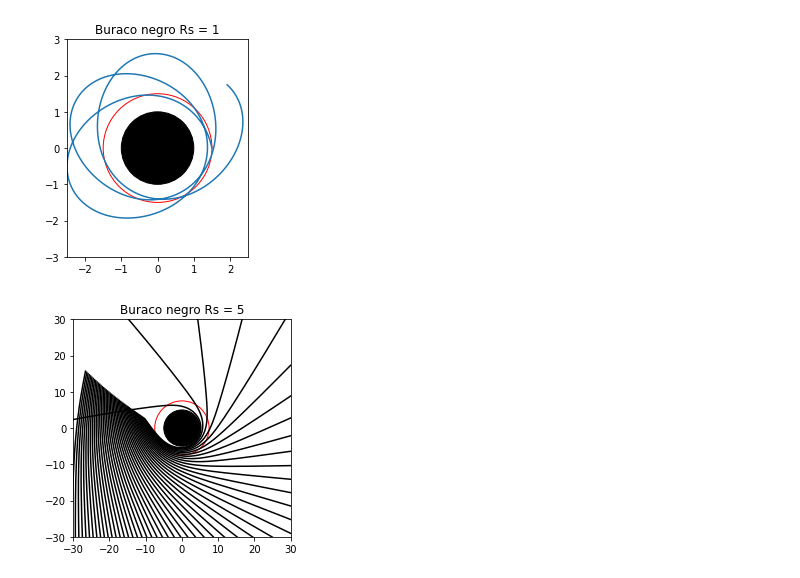
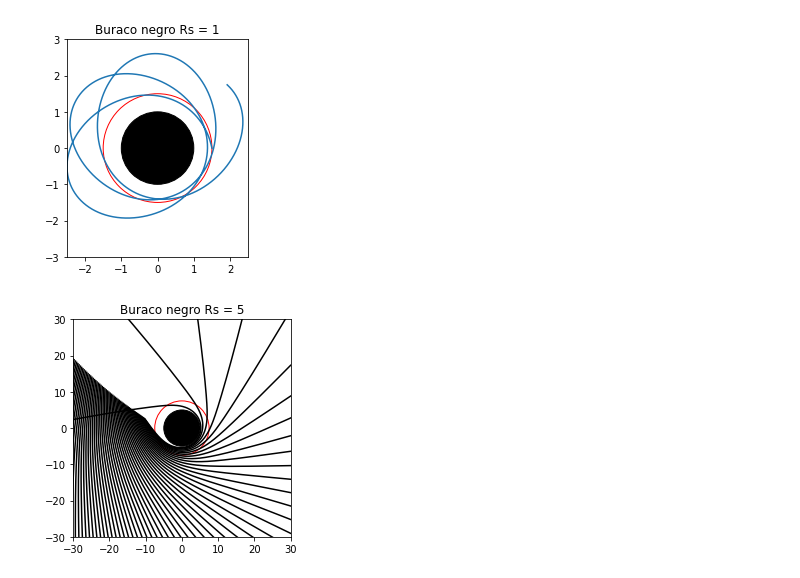
Before and after one commit to andrefcmoraes/RelatividadeGeral, a Jupyter notebook: Geodesicas_MS.ipynb, the cells around one changed output. Drawn from its saved outputs; the diff is of its cells as text; code cells hidden in the pictures.

```diff
--- a/Geodesicas_MS.ipynb
+++ b/Geodesicas_MS.ipynb
@@ -79,33 +84,33 @@ def function(x,tau):
           -(2/x[3])*x[2]*x[4],
           x[4]]
 tau = np.linspace(0,100,10**6)
 ################################################################################
 Z = []
 def f(b):
   ci = [1/np.sqrt(1-Rs/np.sqrt(x0**2+b**2)), 0, x0/np.sqrt(x0**2+b), np.sqrt(x0**2+b**2), 0.08, np.arccos(x0/np.sqrt(x0**2+b))]
   X = odeint(function, ci, tau)
   return Z.append(X)
 F = []
 
 NX = []
 NY = []
-for i in range(50):
+for i in range(100):
   f(0.5*i+5)
   NX.append(Z[i][:,3]*np.cos(Z[i][:,5]))
   NY.append(Z[i][:,3]*np.sin(Z[i][:,5]))
 
 figure, axes = plt.subplots()
-for n in range(50):
+for n in range(100):
   plt.plot(NX[n],NY[n], color = 'black')
 draw_circle = plt.Circle((0, 0), Rs, color='black')
 axes.set_aspect(1)
 draw_circle2 = plt.Circle((0,0), 1.5*Rs,fill=False,ec="red")
 axes.set_aspect(1)
 axes.add_artist(draw_circle2)
 axes.add_artist(draw_circle)
 plt.ylim((-30,30))
 plt.xlim((-30,30))
 plt.title('Buraco negro Rs = 5')
 plt.show()
 # %% [output]
-[figure, old version]
+[figure, new version]
```
Also changed, not shown: parts of 1 cell of this notebook.
